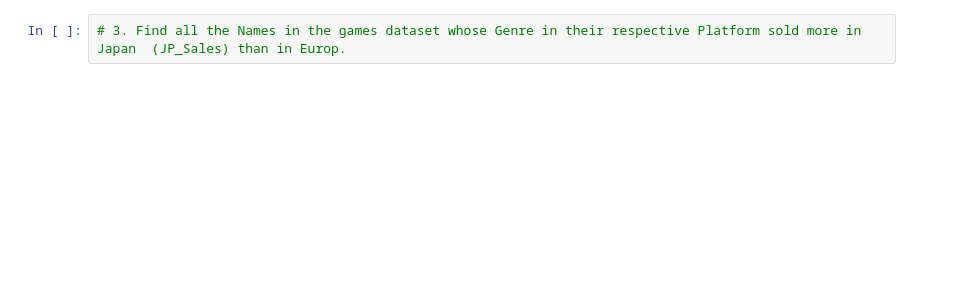
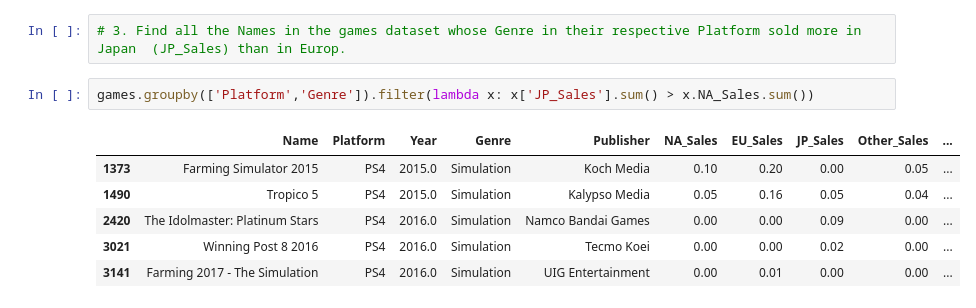
Before and after one commit to TomaszBury/The-ultimate-pandas-bootcamp-advanced-python-data-analysis, a Jupyter notebook: section_08/groupby_and_aggregates.ipynb, the cells around one changed output. Drawn from its saved outputs; the diff is of its cells as text; blank space fills up the shorter version.

```diff
--- a/section_08/groupby_and_aggregates.ipynb
+++ b/section_08/groupby_and_aggregates.ipynb
@@ -1593,2 +1613,11 @@ None
 # %%
 # 3. Find all the Names in the games dataset whose Genre in their respective Platform sold more in Japan  (JP_Sales) than in Europ.
+# %%
+games.groupby(['Platform','Genre']).filter(lambda x: x['JP_Sales'].sum() > x.NA_Sales.sum())
+# %% [output]
+|  | Name | Platform | Year | Genre | Publisher | NA_Sales | EU_Sales | JP_Sales | Other_Sales | ... |
+| 1373 | Farming Simulator 2015 | PS4 | 2015.0 | Simulation | Koch Media | 0.10 | 0.20 | 0.00 | 0.05 | ... |
+| 1490 | Tropico 5 | PS4 | 2015.0 | Simulation | Kalypso Media | 0.05 | 0.16 | 0.05 | 0.04 | ... |
+| 2420 | The Idolmaster: Platinum Stars | PS4 | 2016.0 | Simulation | Namco Bandai Games | 0.00 | 0.00 | 0.09 | 0.00 | ... |
+| 3021 | Winning Post 8 2016 | PS4 | 2016.0 | Simulation | Tecmo Koei | 0.00 | 0.00 | 0.02 | 0.00 | ... |
+| 3141 | Farming 2017 - The Simulation | PS4 | 2016.0 | Simulation | UIG Entertainment | 0.00 | 0.01 | 0.00 | 0.00 | ... |
```
Also changed, not shown: parts of 3 cells of this notebook, 2 other files.
